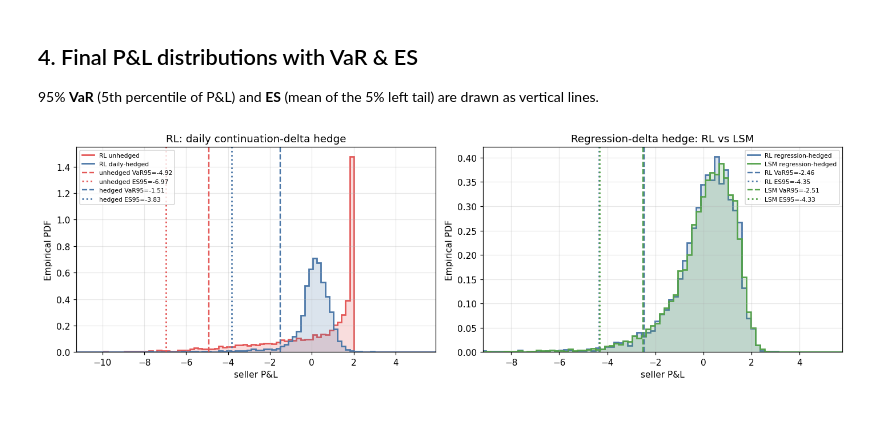
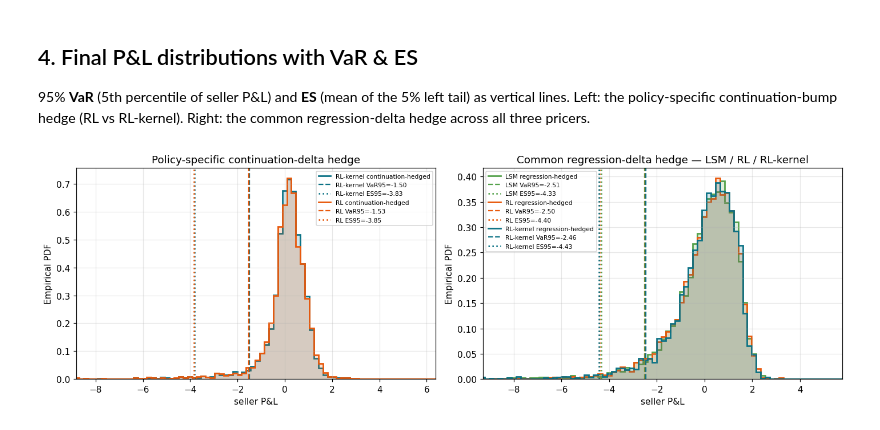
Before and after one commit to ithakis/DRL-Swing-Options, a Jupyter notebook: Jupyter Notebooks/Hedging.ipynb, the cells around one changed output. Saved outputs shown, nothing was run; the diff lists cells and outputs as text; code cells hidden in the pictures.

```diff
--- a/Jupyter Notebooks/Hedging.ipynb
+++ b/Jupyter Notebooks/Hedging.ipynb
@@ -267,66 +282,59 @@ std reductions vs own unhedged:
 # %% [markdown]
 ## 4. Final P&L distributions with VaR & ES
 
-95% **VaR** (5th percentile of P&L) and **ES** (mean of the 5% left tail) are drawn as vertical lines.
+95% **VaR** (5th percentile of seller P&L) and **ES** (mean of the 5% left tail) as vertical lines.
+Left: the policy-specific continuation-bump hedge (RL vs RL-kernel). Right: the common
+regression-delta hedge across all three pricers.
 # %%
 PLOT_LEFT_TAIL_CLIP_Q = 0.002  # display-only x-axis clip at the pooled left-tail quantile
-PLOT_MIN_BINS = 40
-PLOT_MAX_BINS = 300
+PLOT_MIN_BINS, PLOT_MAX_BINS = 40, 300
 
 def var_es_lines(ax, pnl, color, label):
     m = compute_pnl_risk_metrics(pnl, alpha=0.95)
-    ax.axvline(m.var_pnl_95, color=color, ls="--", lw=1.6, label=f"{label} VaR95={m.var_pnl_95:.2f}")
-    ax.axvline(m.cvar_pnl_95, color=color, ls=":",  lw=1.8, label=f"{label} ES95={m.cvar_pnl_95:.2f}")
+    ax.axvline(m.var_pnl_95, color=color, ls="--", lw=1.5, label=f"{label} VaR95={m.var_pnl_95:.2f}")
+    ax.axvline(m.cvar_pnl_95, color=color, ls=":",  lw=1.7, label=f"{label} ES95={m.cvar_pnl_95:.2f}")
 
 def pooled_pdf_edges(*samples, min_bins=PLOT_MIN_BINS, max_bins=PLOT_MAX_BINS):
     pooled = np.concatenate(samples)
     q25, q75 = np.quantile(pooled, [0.25, 0.75])
-    iqr = q75 - q25
-    span = pooled.max() - pooled.min()
+    span, iqr = pooled.max() - pooled.min(), q75 - q25
     if span <= 0 or iqr <= 0:
         n_bins = min_bins
     else:
         width = 2.0 * iqr * pooled.size ** (-1.0 / 3.0)
         n_bins = min_bins if width <= 0 else int(np.ceil(span / width))
     n_bins = int(np.clip(n_bins, min_bins, max_bins))
     pad = 0.02 * span if span > 0 else 1.0
     return np.linspace(pooled.min() - pad, pooled.max() + pad, n_bins + 1)
 
-def plot_empirical_pdf(ax, samples, edges, color, label, fill_alpha=0.20):
+def plot_empirical_pdf(ax, samples, edges, color, label, fill_alpha=0.18):
     hist, _ = np.histogram(samples, bins=edges, density=True)
     ax.stairs(hist, edges, color=color, lw=1.8, label=label)
     ax.stairs(hist, edges, baseline=0.0, fill=True, color=color, alpha=fill_alpha)
 
-fig, ax = plt.subplots(1, 2, figsize=(13, 4.2))
+# Empirical PDFs (not KDE): these P&L laws have hard support and visible atoms.
+fig, ax = plt.subplots(1, 2, figsize=(13, 4.3))
 
-# Use a pooled-bin empirical PDF rather than KDE: these P&L laws have hard support and visible atoms.
-pooled0 = np.concatenate([H.pnl_unhedged, H.pnl_hedged])
-edges0 = pooled_pdf_edges(H.pnl_unhedged, H.pnl_hedged)
-plot_empirical_pdf(ax[0], H.pnl_unhedged, edges0, "#e45756", "RL unhedged")
-plot_empirical_pdf(ax[0], H.pnl_hedged, edges0, "#4c78a8", "RL daily-hedged")
-var_es_lines(ax[0], H.pnl_unhedged, "#e45756", "unhedged")
-var_es_lines(ax[0], H.pnl_hedged,   "#4c78a8", "hedged")
-ax[0].set_xlim(np.quantile(pooled0, PLOT_LEFT_TAIL_CLIP_Q), edges0[-1])
-ax[0].set_title("RL: daily continuation-delta hedge")
-ax[0].set_xlabel("seller P&L")
-ax[0].set_ylabel("Empirical PDF")
+s0 = {k: H[k].pnl_hedged for k in H}
+edges0 = pooled_pdf_edges(*s0.values())
+for k, v in s0.items():
+    plot_empirical_pdf(ax[0], v, edges0, VCOL[k], f"{k} continuation-hedged")
+    var_es_lines(ax[0], v, VCOL[k], k)
+ax[0].set_xlim(np.quantile(np.concatenate(list(s0.values())), PLOT_LEFT_TAIL_CLIP_Q), edges0[-1])
+ax[0].set(title="Policy-specific continuation-delta hedge", xlabel="seller P&L", ylabel="Empirical PDF")
 ax[0].legend(fontsize=7)
 
-pnl_rl_r, pnl_lsm_r = rl_reg["pnl_hedged"], lsm_reg["pnl_hedged"]
-pooled1 = np.concatenate([pnl_rl_r, pnl_lsm_r])
-edges1 = pooled_pdf_edges(pnl_rl_r, pnl_lsm_r)
-plot_empirical_pdf(ax[1], pnl_rl_r, edges1, "#4c78a8", "RL regression-hedged")
-plot_empirical_pdf(ax[1], pnl_lsm_r, edges1, "#54a24b", "LSM regression-hedged")
-var_es_lines(ax[1], pnl_rl_r,  "#4c78a8", "RL")
-var_es_lines(ax[1], pnl_lsm_r, "#54a24b", "LSM")
-ax[1].set_xlim(np.quantile(pooled1, PLOT_LEFT_TAIL_CLIP_Q), edges1[-1])
-ax[1].set_title("Regression-delta hedge: RL vs LSM")
-ax[1].set_xlabel("seller P&L")
-ax[1].set_ylabel("Empirical PDF")
+s1 = {k: reg[k]["pnl_hedged"] for k in ["LSM", "RL", "RL-kernel"]}
+edges1 = pooled_pdf_edges(*s1.values())
+for k, v in s1.items():
+    plot_empirical_pdf(ax[1], v, edges1, VCOL[k], f"{k} regression-hedged")
+    var_es_lines(ax[1], v, VCOL[k], k)
+ax[1].set_xlim(np.quantile(np.concatenate(list(s1.values())), PLOT_LEFT_TAIL_CLIP_Q), edges1[-1])
+ax[1].set(title="Common regression-delta hedge — LSM / RL / RL-kernel", xlabel="seller P&L", ylabel="Empirical PDF")
 ax[1].legend(fontsize=7)
 
 fig.tight_layout()
 fig.savefig(os.path.join(FIGS_DIR, "hedging_pnl_var_es.png"), bbox_inches="tight")
 plt.show()
 # %% [output]
-[figure, old version]
+[figure, new version]
```
Also changed, not shown: parts of 13 cells of this notebook, 49 other files.
